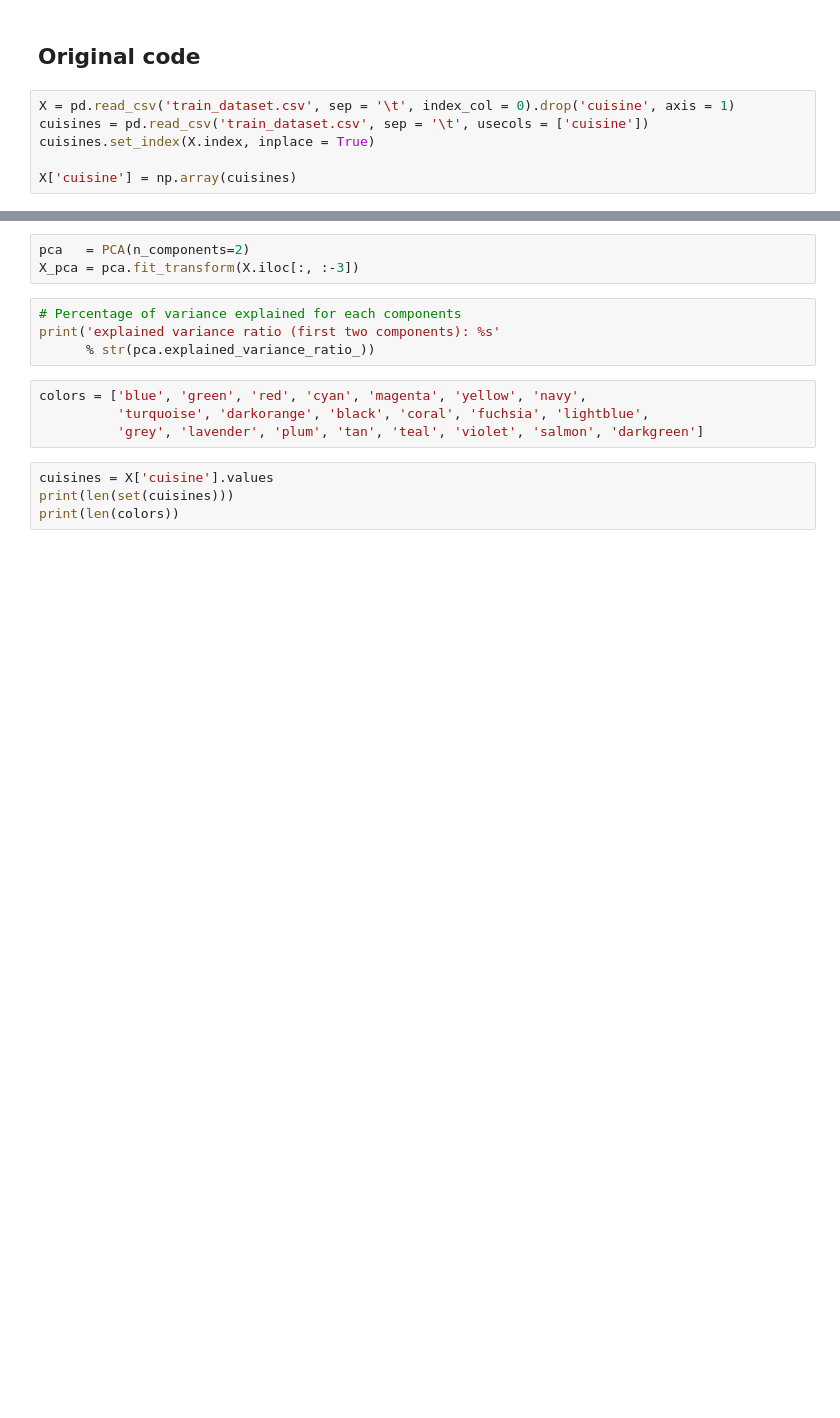
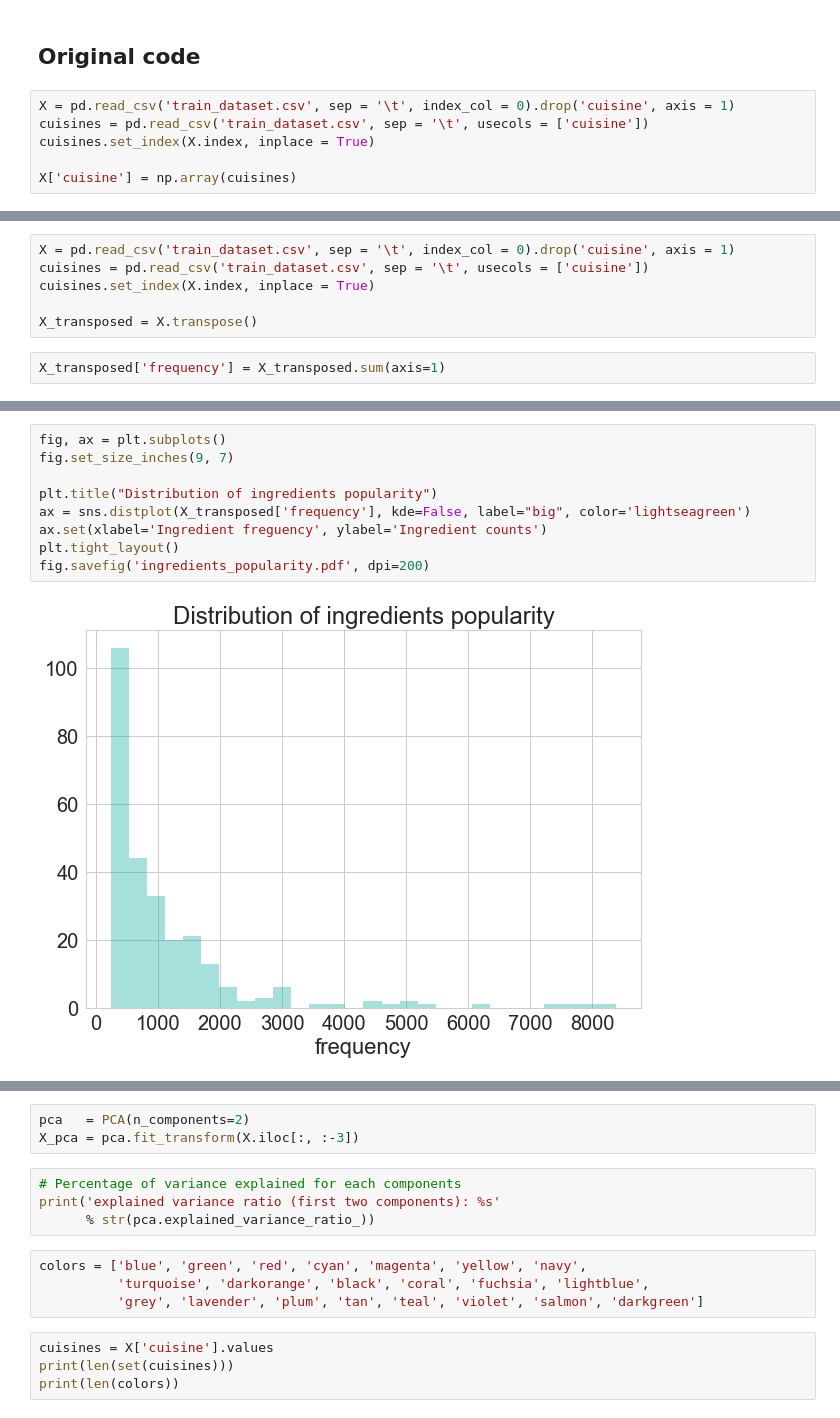
Before and after one commit to Slowika/Bag-of-Recipes, a Jupyter notebook: exploratory_data_analysis.ipynb, the cells around one changed output, grey strips where cells are left out. Drawn from its saved outputs; the diff is of its cells as text; blank space fills up the shorter version.

```diff
--- a/exploratory_data_analysis.ipynb
+++ b/exploratory_data_analysis.ipynb
@@ -84,0 +95,8 @@ plt.tight_layout()
+# %%
+X = pd.read_csv('train_dataset.csv', sep = '\t', index_col = 0).drop('cuisine', axis = 1)
+cuisines = pd.read_csv('train_dataset.csv', sep = '\t', usecols = ['cuisine'])
+cuisines.set_index(X.index, inplace = True)
+
+X_transposed = X.transpose()
+# %%
+X_transposed['frequency'] = X_transposed.sum(axis=1)
@@ -84,0 +124,11 @@ plt.tight_layout()
+# %%
+fig, ax = plt.subplots()
+fig.set_size_inches(9, 7)
+
+plt.title("Distribution of ingredients popularity")
+ax = sns.distplot(X_transposed['frequency'], kde=False, label="big", color='lightseagreen')
+ax.set(xlabel='Ingredient freguency', ylabel='Ingredient counts')
+plt.tight_layout()
+fig.savefig('ingredients_popularity.pdf', dpi=200)
+# %% [output]
+[figure, added]
```
Also changed, not shown: parts of 42 cells of this notebook.
